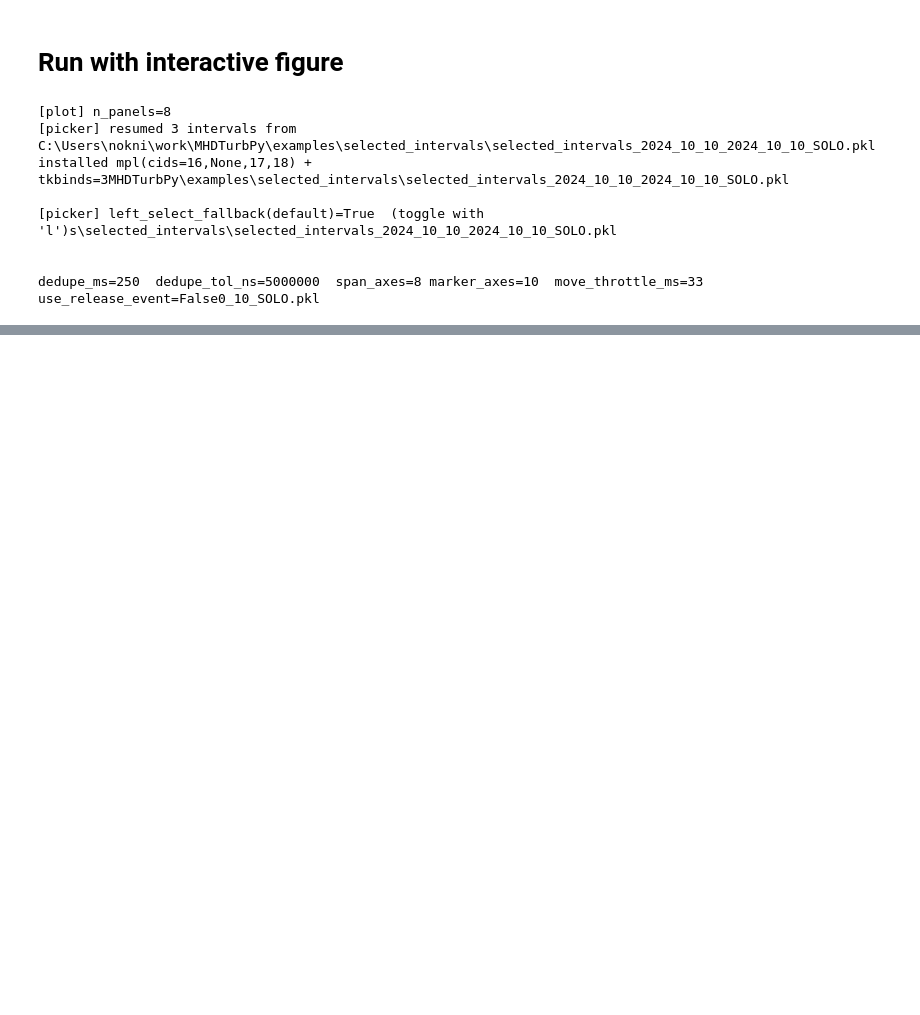
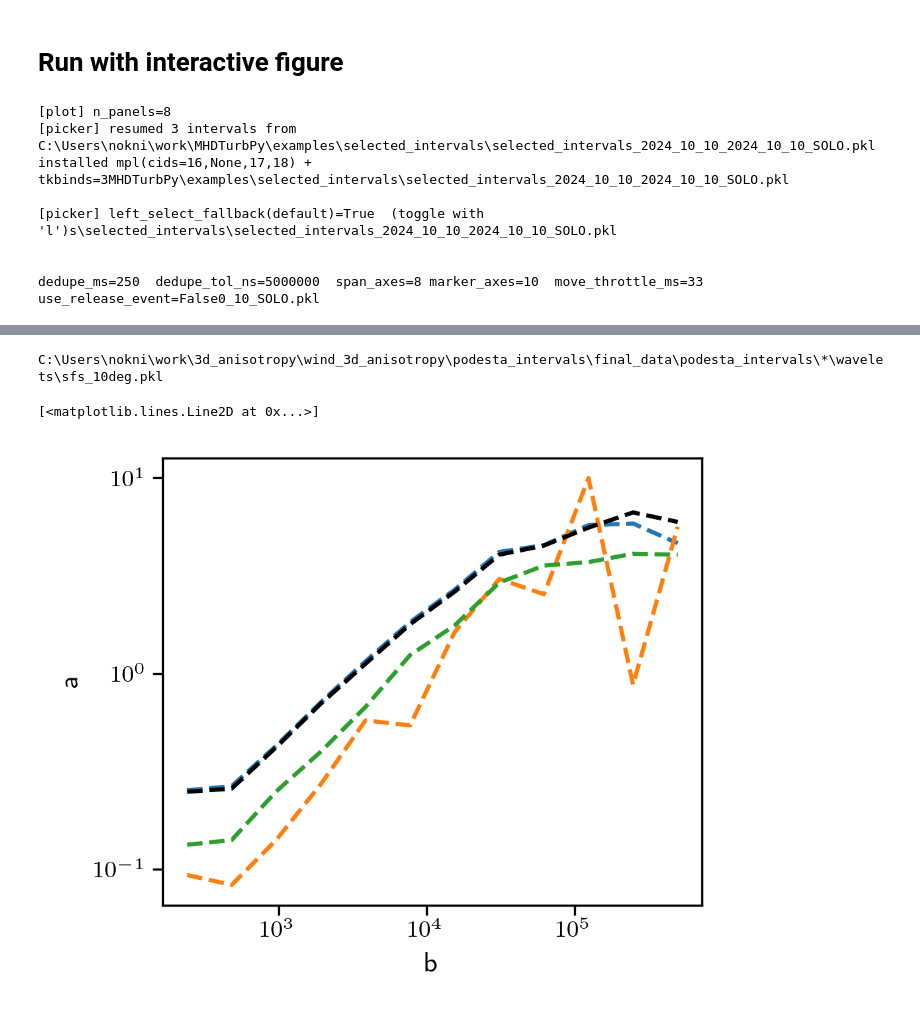
Before and after one commit to nsioulas/MHDTurbPy, a Jupyter notebook: Notebooks_Examples/SOLO.ipynb, the cells around one changed output, grey strips where cells are left out. Saved outputs shown, nothing was run; the diff lists cells and outputs as text; code cells hidden in the pictures; blank space fills up the shorter version.

```diff
--- a/Notebooks_Examples/SOLO.ipynb
+++ b/Notebooks_Examples/SOLO.ipynb
@@ -486,2 +321,0 @@ plt.loglog(sf_2['lags'], sf_2['SF_mod'][N])
-# %%
-r =func.pdf(s, 100, 1,1)
@@ -2071,0 +802,52 @@ print(sorted(info.zVariables))
+# %%
+import pandas as pd
+
+N                = 1
+sfs        = '5pt_sfuncs_estimated_final.pkl'
+sfs_wave   = 'sfs_10deg.pkl'
+
+load_path = r'C:\\Users\\nokni\\work\\3d_anisotropy/wind_3d_anisotropy/podesta_intervals/final_data/podesta_intervals\\'
+
+
+fnames2  = func.load_files(load_path, sfs_wave, 'wavelets')
+
+
+#res_sf = pd.read_pickle(fnames2[N].replace('wavelets/sfs_10deg.pkl', ))
+res    = pd.read_pickle(fnames2[N])
+
+
+
+ell = 1/(2*res['freq'])*res['Vsw_mea']/res['di']
+par = res['sf_Par']*res['freq']*res['Vsw_mea']/res['di']
+Per = res['sf_Perp']*res['freq']*res['Vsw_mea']/res['di']
+per = res['sf_perp']*res['freq']*res['Vsw_mea']/res['di']
+ov  = res['sf_ov']*res['freq']*res['Vsw_mea']/res['di']
+
+
+
+# ell_di_sf = res_sf['ell_di']
+# par_sf    = res_sf['Sfuncs']['B']['ell_par'][1]
+# Per_sf    = res_sf['Sfuncs']['B']['Ell_perp'][1]
+# per_sf    = res_sf['Sfuncs']['B']['ell_perp'][1]
+# ov_sf     = res_sf['Sfuncs']['B']['ell_overall'][1]
+
+
+
+fig, ax = figs.initializeFigure('a', 'b')
+
+
+
+# plt.loglog(ell_di_sf, par_sf, ls='-', ms=0, c='C0')
+# plt.loglog(ell_di_sf, per_sf, ls='-', ms=0, c='C1')
+# plt.loglog(ell_di_sf, Per_sf, ls='-', ms=0, c='C2')
+# plt.loglog(ell_di_sf, ov_sf, ls='-', c='k', ms=0)
+
+plt.loglog(ell, per,  ls='--', ms=0, c='C0')
+plt.loglog(ell, par, ls='--', ms=0, c='C1')
+plt.loglog(ell, Per,  ls='--', ms=0, c='C2')
+
+plt.loglog(ell, ov,  ls='--', c='k', ms=0)
+# %% [output]
+C:\Users\nokni\work\3d_anisotropy\wind_3d_anisotropy\podesta_intervals\final_data\podesta_intervals\*\wavelets\sfs_10deg.pkl
+[<matplotlib.lines.Line2D at 0x...>]
+[figure, added]
```
Also changed, not shown: parts of 55 cells of this notebook, 32 other files.
